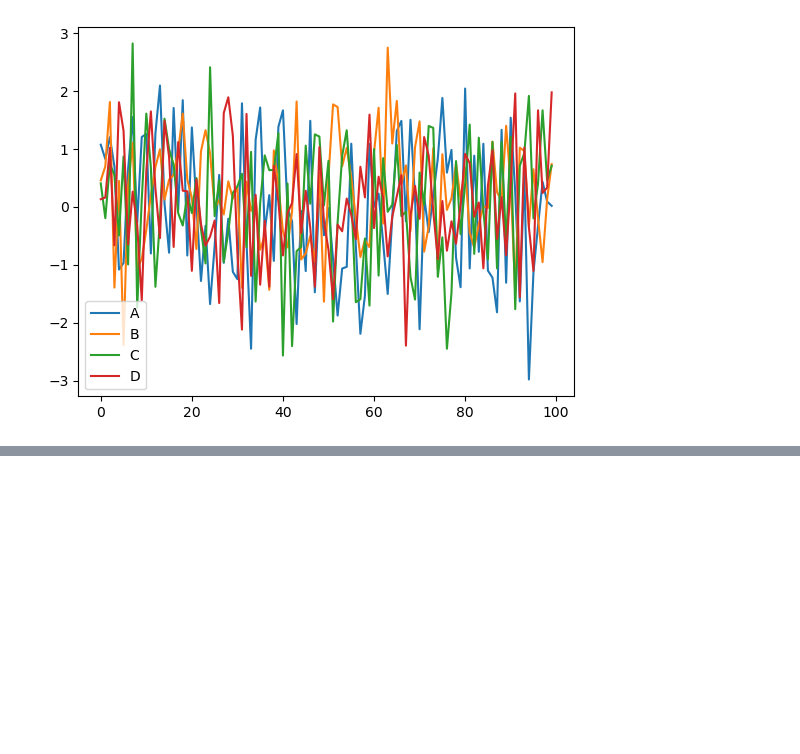
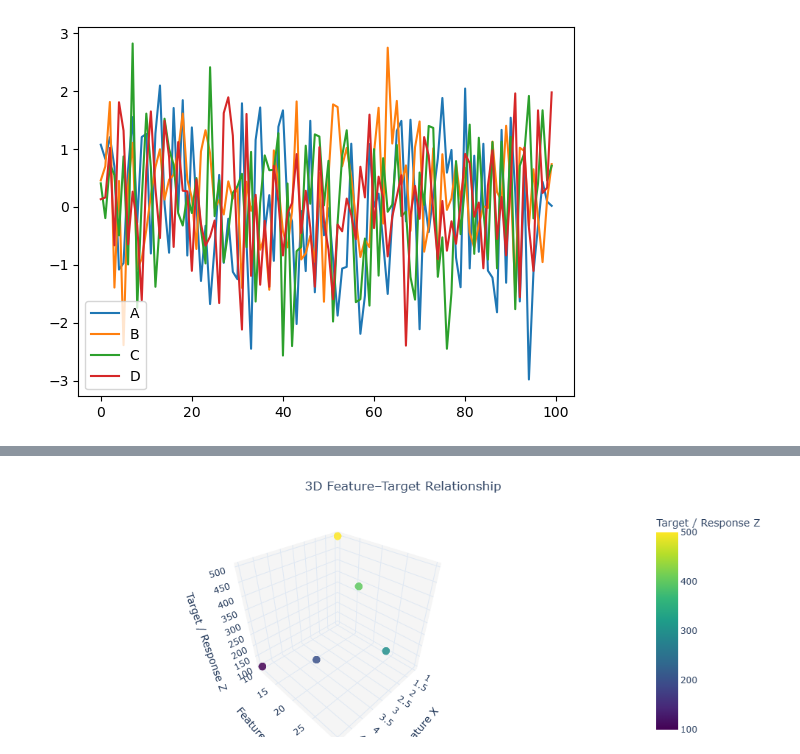
Before and after one commit to ChukwuemekaAgu/data-science-notebooks, a Jupyter notebook: Plotly&Cufflinks.ipynb, the cells around one changed output, grey strips where cells are left out. Cells and saved outputs as stored; diff of their text form; code cells hidden in the pictures; blank space fills up the shorter version.

```diff
--- a/Plotly&Cufflinks.ipynb
+++ b/Plotly&Cufflinks.ipynb
@@ -61,0 +81,34 @@ fig.show()
+# %%
+fig = px.scatter_3d(
+    df3,
+    x='x',
+    y='y',
+    z='z',
+    color='z',
+    color_continuous_scale='Viridis',
+    labels={
+        'x': 'Feature X',
+        'y': 'Feature Y',
+        'z': 'Target / Response Z'
+    },
+    title='3D Feature–Target Relationship'
+)
+
+fig.update_traces(
+    marker=dict(size=6, opacity=0.85)
+)
+
+fig.update_layout(
+    template='plotly_white',
+    title_x=0.5,
+    margin=dict(l=0, r=0, b=0, t=50),
+    scene=dict(
+        xaxis=dict(backgroundcolor="rgb(245,245,245)"),
+        yaxis=dict(backgroundcolor="rgb(245,245,245)"),
+        zaxis=dict(backgroundcolor="rgb(245,245,245)")
+    )
+)
+
+fig.show()
+# %% [output]
+[figure, added]
```
Also changed, not shown: parts of 17 cells of this notebook.
